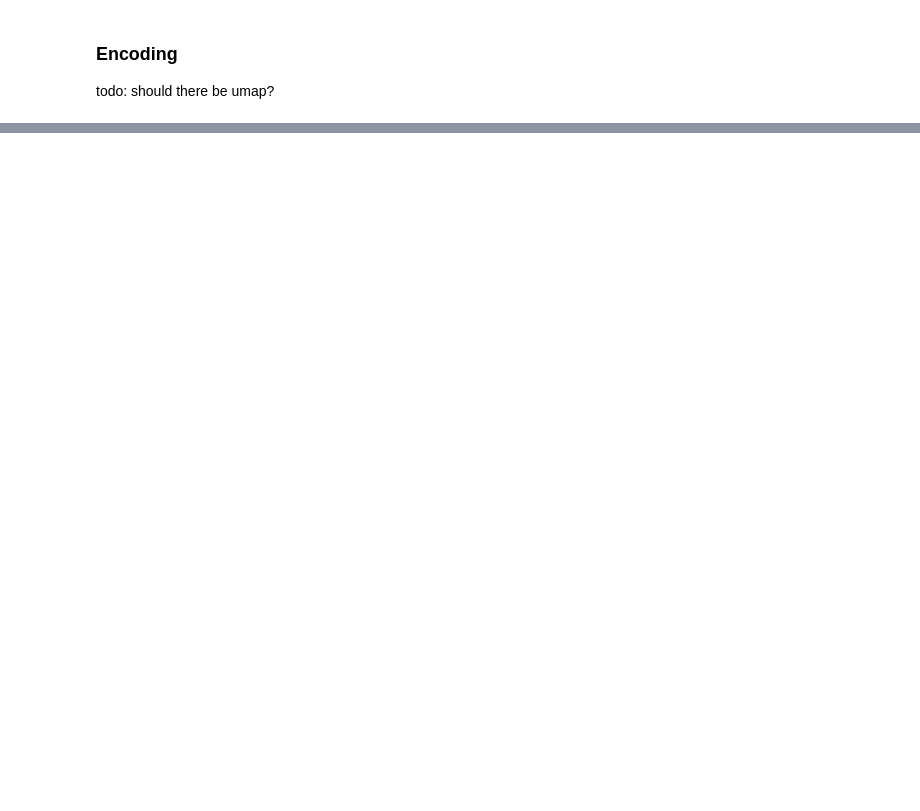
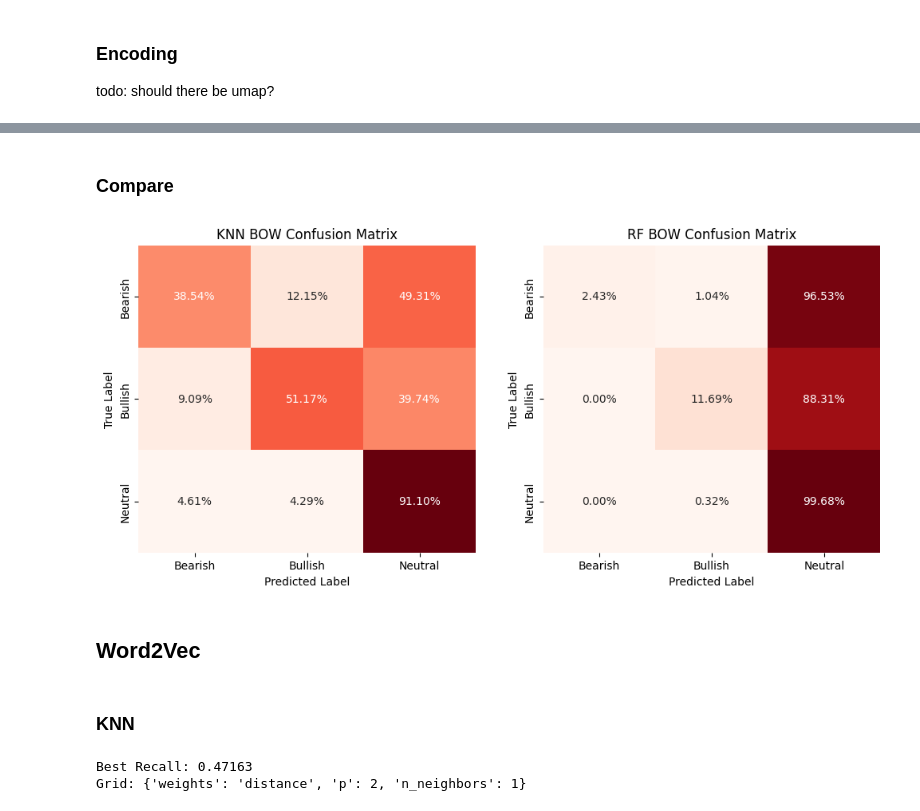
Before and after one commit to epedri/TM_Project_Masters, a Jupyter notebook: src/main.ipynb, the cells around one changed output, grey strips where cells are left out. Cells and saved outputs as stored; diff of their text form; code cells hidden in the pictures; blank space fills up the shorter version.

```diff
--- a/src/main.ipynb
+++ b/src/main.ipynb
@@ -289,0 +446,11 @@ visualize_dimensionality_reduction(umap_embedding,
+# %%
+rf_classifier = RandomForestClassifier()\
+                .set_params(**best_grid)\
+                .fit(train_bow, train_label)
+
+rf_predicted = rf_classifier.predict(validation_bow)
+rf_cm = confusion_matrix(validation_label, rf_predicted, normalize="true")
+
+print(classification_report(validation_label,
+                            rf_predicted,
+                            target_names=("Bearish", "Bullish", "Neutral")))
@@ -289,0 +467,65 @@ visualize_dimensionality_reduction(umap_embedding,
+# %% [markdown]
+### Compare
+# %%
+fig, ax = plt.subplots(ncols=2, figsize=(12, 5))
+
+sns.heatmap(knn_cm,
+            cmap="Reds",
+            cbar=False,
+            annot=True,
+            fmt=".2%",
+            xticklabels=("Bearish", "Bullish", "Neutral"),
+            yticklabels=("Bearish", "Bullish", "Neutral"),
+            ax=ax[0]
+            )
+ax[0].set_title("KNN BOW Confusion Matrix")
+ax[0].set_xlabel("Predicted Label")
+ax[0].set_ylabel("True Label")
+
+sns.heatmap(rf_cm,
+            cmap="Reds",
+            cbar=False,
+            annot=True,
+            fmt=".2%",
+            xticklabels=("Bearish", "Bullish", "Neutral"),
+            yticklabels=("Bearish", "Bullish", "Neutral"),
+            ax=ax[1]
+            )
+ax[1].set_title("RF BOW Confusion Matrix")
+ax[1].set_xlabel("Predicted Label")
+ax[1].set_ylabel("True Label")
+
+plt.savefig("plots/bow_compare.png")
+plt.show()
+# %% [output]
+[figure, added]
+# %% [markdown]
+## Word2Vec
+# %% [markdown]
+### KNN
+# %%
+best_score = -float("inf")
+grid = {
+        "n_neighbors": [*range(1, 16, 2)],
+        "weights": ["uniform", "distance"],
+        "p": [1, 2, 3]
+        }
+
+for g in tqdm.tqdm(ParameterSampler(grid, n_iter=30, random_state=SEED)):
+    _knn = KNeighborsClassifier()
+    _knn.set_params(**g)
+    _knn.fit(train_vec, train_label)
+
+    new_score = recall_score(validation_label,
+                             _knn.predict(validation_vec),
+                             average="macro")
+    # save if best
+    if new_score > best_score:
+        best_score = new_score
+        best_grid = g
+
+print("Best Recall: %0.5f" % best_score )
+print("Grid:", best_grid)
+# %% [output]
+Best Recall: 0.47163
+Grid: {'weights': 'distance', 'p': 2, 'n_neighbors': 1}
```
Also changed, not shown: parts of 27 cells of this notebook, 9 other files.
